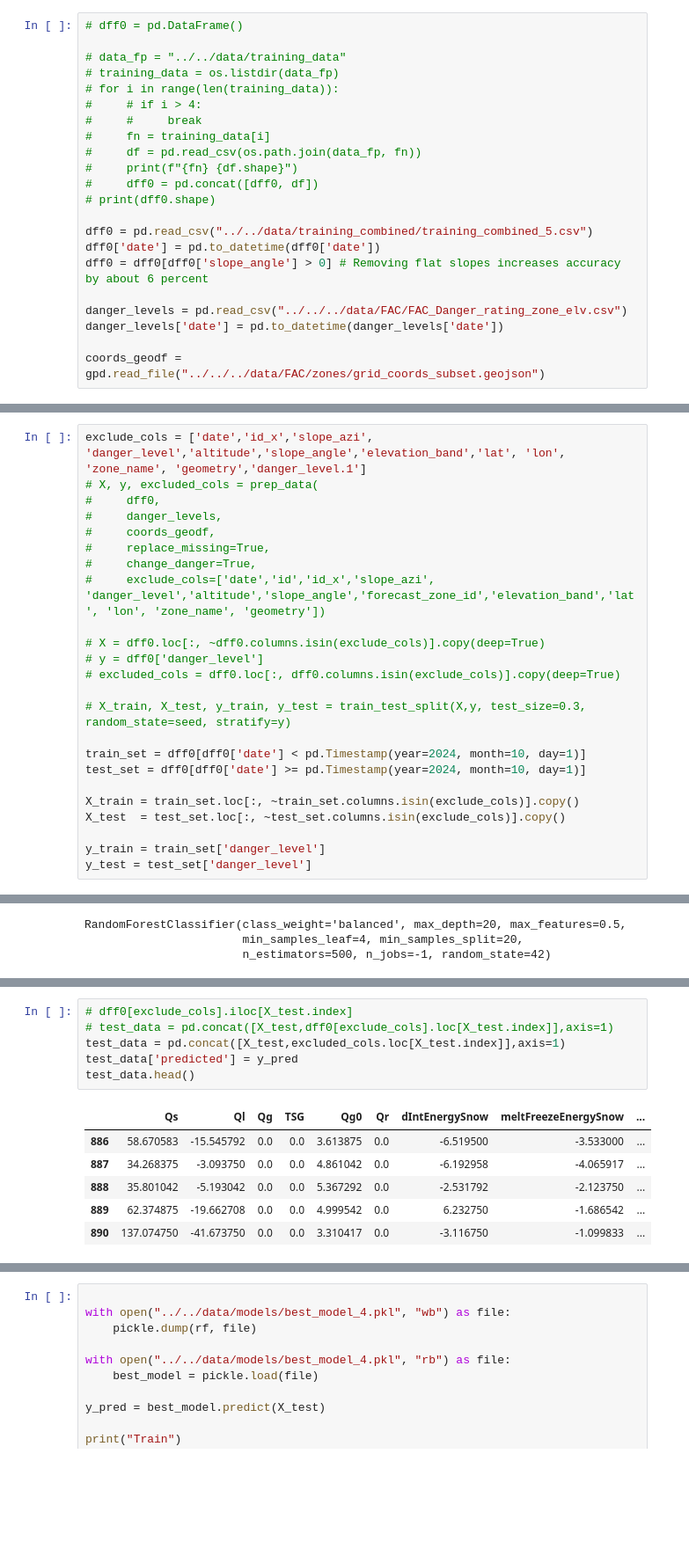
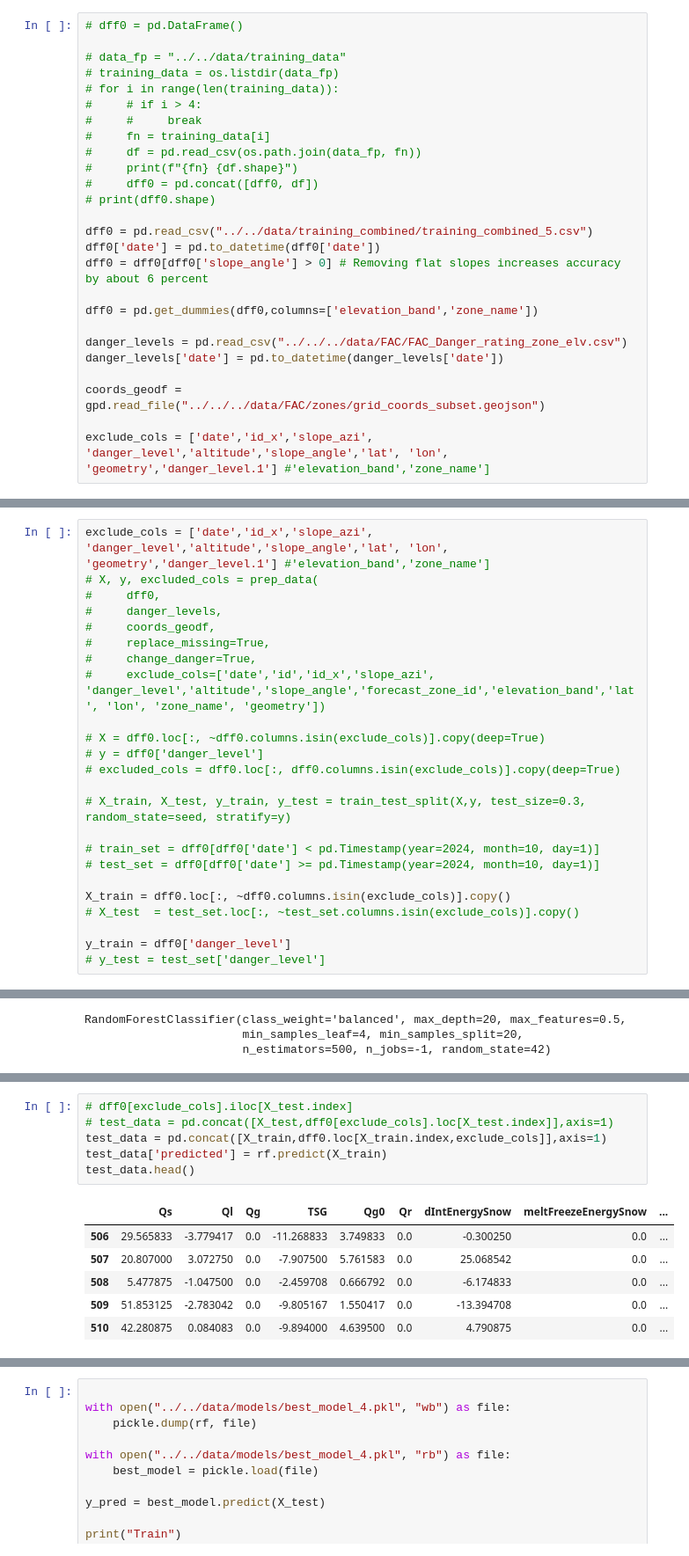
Before and after one commit to CanFam23/avy-forecasting, a Jupyter notebook: notebooks/model/forest.ipynb, the cells around one changed output, grey strips where cells are left out. Shown at 88% size. Cells and saved outputs as stored; diff of their text form; blank space fills up the shorter version.

```diff
--- a/notebooks/model/forest.ipynb
+++ b/notebooks/model/forest.ipynb
@@ -38,7 +38,11 @@ dff0 = pd.read_csv("../../data/training_combined/training_combined_5.csv")
 dff0['date'] = pd.to_datetime(dff0['date'])
 dff0 = dff0[dff0['slope_angle'] > 0] # Removing flat slopes increases accuracy by about 6 percent
 
+dff0 = pd.get_dummies(dff0,columns=['elevation_band','zone_name'])
+
 danger_levels = pd.read_csv("../../../data/FAC/FAC_Danger_rating_zone_elv.csv")
 danger_levels['date'] = pd.to_datetime(danger_levels['date'])
 
 coords_geodf = gpd.read_file("../../../data/FAC/zones/grid_coords_subset.geojson")
+
+exclude_cols = ['date','id_x','slope_azi', 'danger_level','altitude','slope_angle','lat', 'lon', 'geometry','danger_level.1'] #'elevation_band','zone_name']
@@ -45,5 +131,5 @@ coords_geodf = gpd.read_file("../../../data/FAC/zones/grid_coords_subset.geojson
 # %%
-exclude_cols = ['date','id_x','slope_azi', 'danger_level','altitude','slope_angle','elevation_band','lat', 'lon', 'zone_name', 'geometry','danger_level.1']
+exclude_cols = ['date','id_x','slope_azi', 'danger_level','altitude','slope_angle','lat', 'lon', 'geometry','danger_level.1'] #'elevation_band','zone_name']
 # X, y, excluded_cols = prep_data(
 #     dff0,
 #     danger_levels,
@@ -58,14 +144,14 @@ exclude_cols = ['date','id_x','slope_azi', 'danger_level','altitude','slope_angl
 
 # X_train, X_test, y_train, y_test = train_test_split(X,y, test_size=0.3, random_state=seed, stratify=y)
 
-train_set = dff0[dff0['date'] < pd.Timestamp(year=2024, month=10, day=1)]
-test_set = dff0[dff0['date'] >= pd.Timestamp(year=2024, month=10, day=1)]
+# train_set = dff0[dff0['date'] < pd.Timestamp(year=2024, month=10, day=1)]
+# test_set = dff0[dff0['date'] >= pd.Timestamp(year=2024, month=10, day=1)]
 
-X_train = train_set.loc[:, ~train_set.columns.isin(exclude_cols)].copy()
-X_test  = test_set.loc[:, ~test_set.columns.isin(exclude_cols)].copy()
+X_train = dff0.loc[:, ~dff0.columns.isin(exclude_cols)].copy()
+# X_test  = test_set.loc[:, ~test_set.columns.isin(exclude_cols)].copy()
 
-y_train = train_set['danger_level']
-y_test = test_set['danger_level']
+y_train = dff0['danger_level']
+# y_test = test_set['danger_level']
 # %%
 # Params found from tuning
 # {'class_weight': 'balanced',
@@ -162,13 +243,13 @@ array(['Qs', 'Ql', 'Qg', 'TSG', 'Qg0', 'Qr', 'dIntEnergySnow',
 # %%
 # dff0[exclude_cols].iloc[X_test.index]
 # test_data = pd.concat([X_test,dff0[exclude_cols].loc[X_test.index]],axis=1)
-test_data = pd.concat([X_test,excluded_cols.loc[X_test.index]],axis=1)
-test_data['predicted'] = y_pred
+test_data = pd.concat([X_train,dff0.loc[X_train.index,exclude_cols]],axis=1)
+test_data['predicted'] = rf.predict(X_train)
 test_data.head()
 # %% [output]
 |  | Qs | Ql | Qg | TSG | Qg0 | Qr | dIntEnergySnow | meltFreezeEnergySnow | ... |
-| 886 | 58.670583 | -15.545792 | 0.0 | 0.0 | 3.613875 | 0.0 | -6.519500 | -3.533000 | ... |
-| 887 | 34.268375 | -3.093750 | 0.0 | 0.0 | 4.861042 | 0.0 | -6.192958 | -4.065917 | ... |
-| 888 | 35.801042 | -5.193042 | 0.0 | 0.0 | 5.367292 | 0.0 | -2.531792 | -2.123750 | ... |
-| 889 | 62.374875 | -19.662708 | 0.0 | 0.0 | 4.999542 | 0.0 | 6.232750 | -1.686542 | ... |
-| 890 | 137.074750 | -41.673750 | 0.0 | 0.0 | 3.310417 | 0.0 | -3.116750 | -1.099833 | ... |
+| 506 | 29.565833 | -3.779417 | 0.0 | -11.268833 | 3.749833 | 0.0 | -0.300250 | 0.0 | ... |
+| 507 | 20.807000 | 3.072750 | 0.0 | -7.907500 | 5.761583 | 0.0 | 25.068542 | 0.0 | ... |
+| 508 | 5.477875 | -1.047500 | 0.0 | -2.459708 | 0.666792 | 0.0 | -6.174833 | 0.0 | ... |
+| 509 | 51.853125 | -2.783042 | 0.0 | -9.805167 | 1.550417 | 0.0 | -13.394708 | 0.0 | ... |
+| 510 | 42.280875 | 0.084083 | 0.0 | -9.894000 | 4.639500 | 0.0 | 4.790875 | 0.0 | ... |
```
Also changed, not shown: parts of 10 cells of this notebook, 1 other file.
